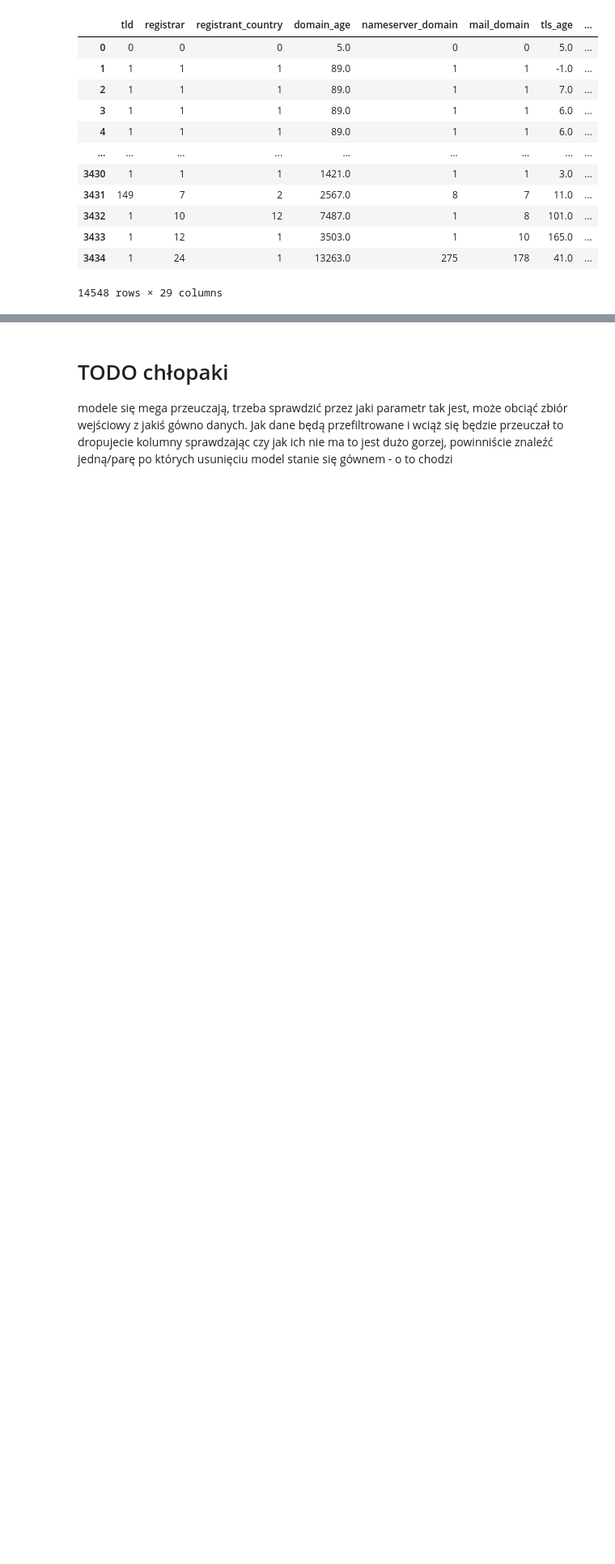
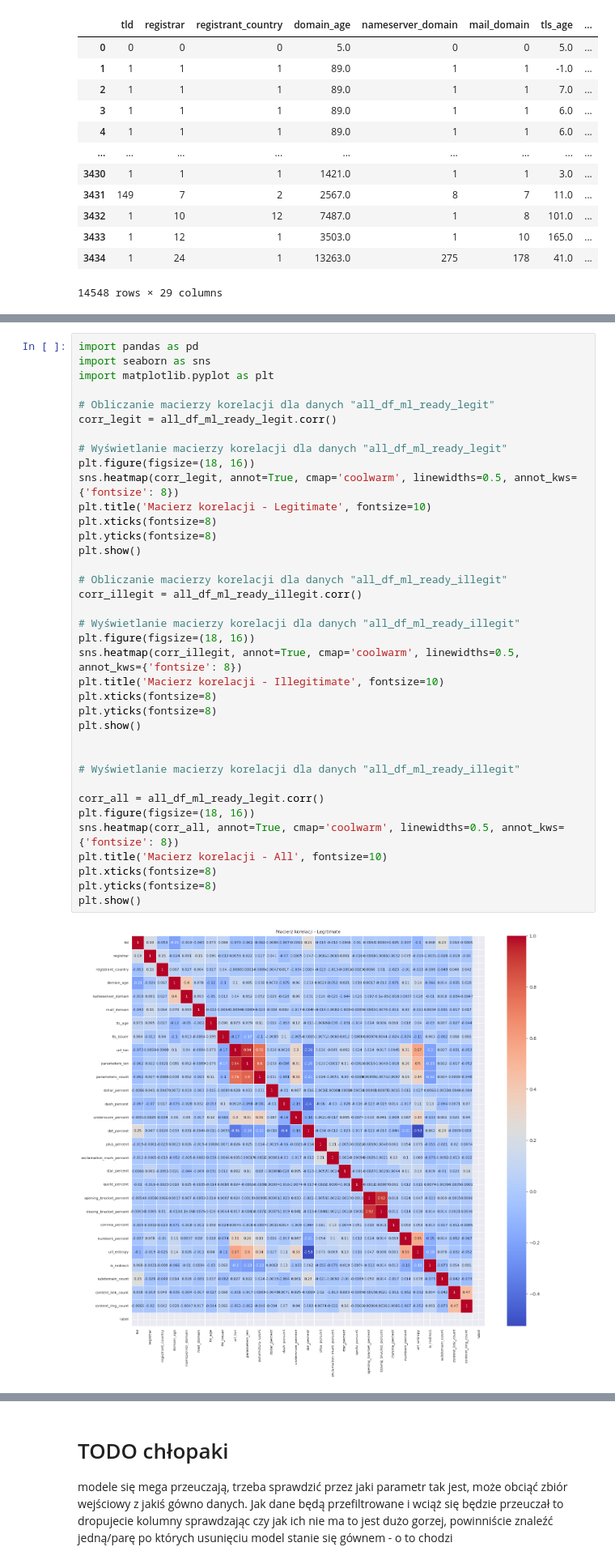
Before and after one commit to mksochota16/antiGrandmaScammer, a Jupyter notebook: grandma_analyzer/notebooks/notebook.ipynb, the cells around one changed output, grey strips where cells are left out. Shown at 81% size. Saved outputs shown, nothing was run; the diff lists cells and outputs as text; blank space fills up the shorter version.

```diff
--- a/grandma_analyzer/notebooks/notebook.ipynb
+++ b/grandma_analyzer/notebooks/notebook.ipynb
@@ -125,0 +193,39 @@ jak parametr zbyt płaski to może x^2
+# %%
+import pandas as pd
+import seaborn as sns
+import matplotlib.pyplot as plt
+
+# Obliczanie macierzy korelacji dla danych "all_df_ml_ready_legit"
+corr_legit = all_df_ml_ready_legit.corr()
+
+# Wyświetlanie macierzy korelacji dla danych "all_df_ml_ready_legit"
+plt.figure(figsize=(18, 16))
+sns.heatmap(corr_legit, annot=True, cmap='coolwarm', linewidths=0.5, annot_kws={'fontsize': 8})
+plt.title('Macierz korelacji - Legitimate', fontsize=10)
+plt.xticks(fontsize=8)
+plt.yticks(fontsize=8)
+plt.show()
+
+# Obliczanie macierzy korelacji dla danych "all_df_ml_ready_illegit"
+corr_illegit = all_df_ml_ready_illegit.corr()
+
+# Wyświetlanie macierzy korelacji dla danych "all_df_ml_ready_illegit"
+plt.figure(figsize=(18, 16))
+sns.heatmap(corr_illegit, annot=True, cmap='coolwarm', linewidths=0.5, annot_kws={'fontsize': 8})
+plt.title('Macierz korelacji - Illegitimate', fontsize=10)
+plt.xticks(fontsize=8)
+plt.yticks(fontsize=8)
+plt.show()
+
+
+# Wyświetlanie macierzy korelacji dla danych "all_df_ml_ready_illegit"
+
+corr_all = all_df_ml_ready_legit.corr()
+plt.figure(figsize=(18, 16))
+sns.heatmap(corr_all, annot=True, cmap='coolwarm', linewidths=0.5, annot_kws={'fontsize': 8})
+plt.title('Macierz korelacji - All', fontsize=10)
+plt.xticks(fontsize=8)
+plt.yticks(fontsize=8)
+plt.show()
+# %% [output]
+[figure, added]
```
Also changed, not shown: parts of 13 cells of this notebook.
